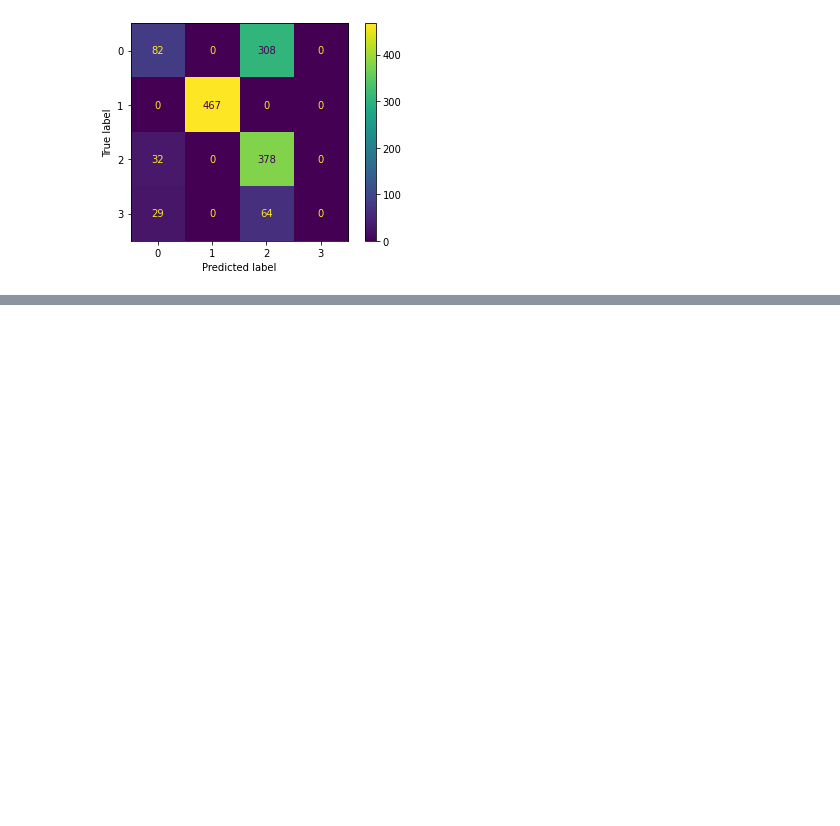
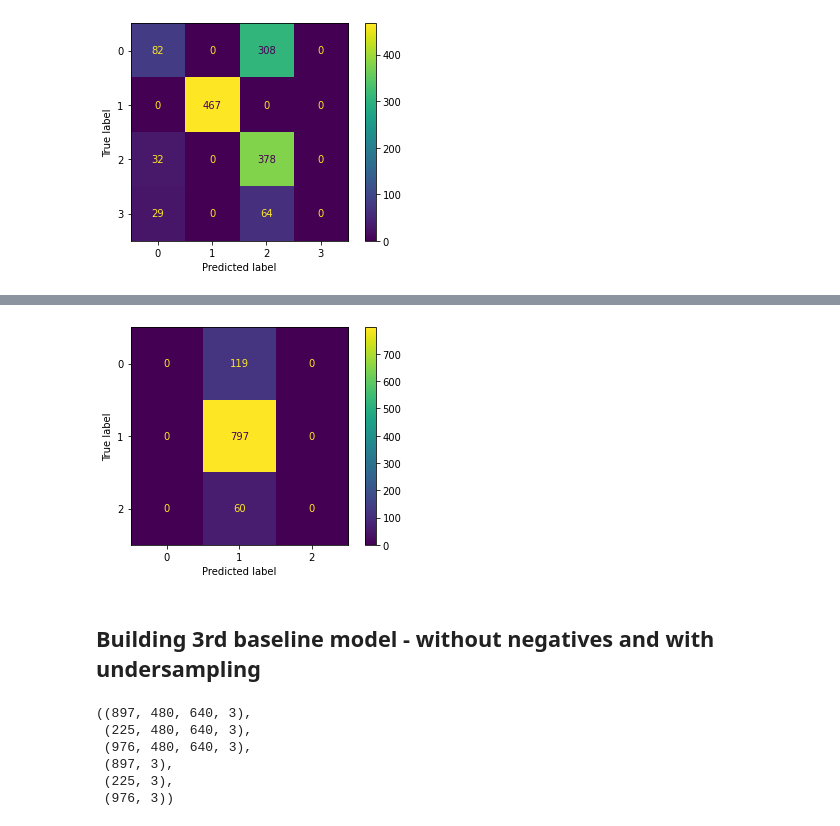
Before and after one commit to hmatzner/DFL-Bundesliga, a Jupyter notebook: Bundesliga - with functions.ipynb, the cells around one changed output, grey strips where cells are left out. Saved outputs shown, nothing was run; the diff lists cells and outputs as text; code cells hidden in the pictures; blank space fills up the shorter version.

Commit message:
5 models without negatives trained, not goods results; commented out cells removed

```diff
--- a/Bundesliga - with functions.ipynb
+++ b/Bundesliga - with functions.ipynb
@@ -836,0 +704,2 @@ Name: event, dtype: int64
+# %%
+model = train_model(model, X_train, y_train, X_val, y_val)
@@ -836,0 +734,5 @@ Name: event, dtype: int64
+# %%
+new_y_test = y_test.idxmax(axis=1)\
+.replace({'event_challenge': 0, 'event_play': 1, 'event_throwin': 2})
+# %%
+y_pred_test = model.predict(X_test)
@@ -836,0 +751,7 @@ Name: event, dtype: int64
+# %%
+y_pred_test_b = [np.argmax(i, axis=0) for i in y_pred_test]
+# %%
+ConfusionMatrixDisplay.from_predictions(new_y_test, y_pred_test_b)
+plt.show()
+# %% [output]
+[figure, added]
@@ -836,0 +760,2 @@ Name: event, dtype: int64
+# %% [markdown]
+## Building 3rd baseline model - without negatives and with undersampling
@@ -836,0 +764,9 @@ Name: event, dtype: int64
+# %%
+X_train.shape, X_val.shape, X_test.shape, y_train.shape, y_val.shape, y_test.shape
+# %% [output]
+((897, 480, 640, 3),
+ (225, 480, 640, 3),
+ (976, 480, 640, 3),
+ (897, 3),
+ (225, 3),
+ (976, 3))
```
Also changed, not shown: parts of 71 cells of this notebook.
